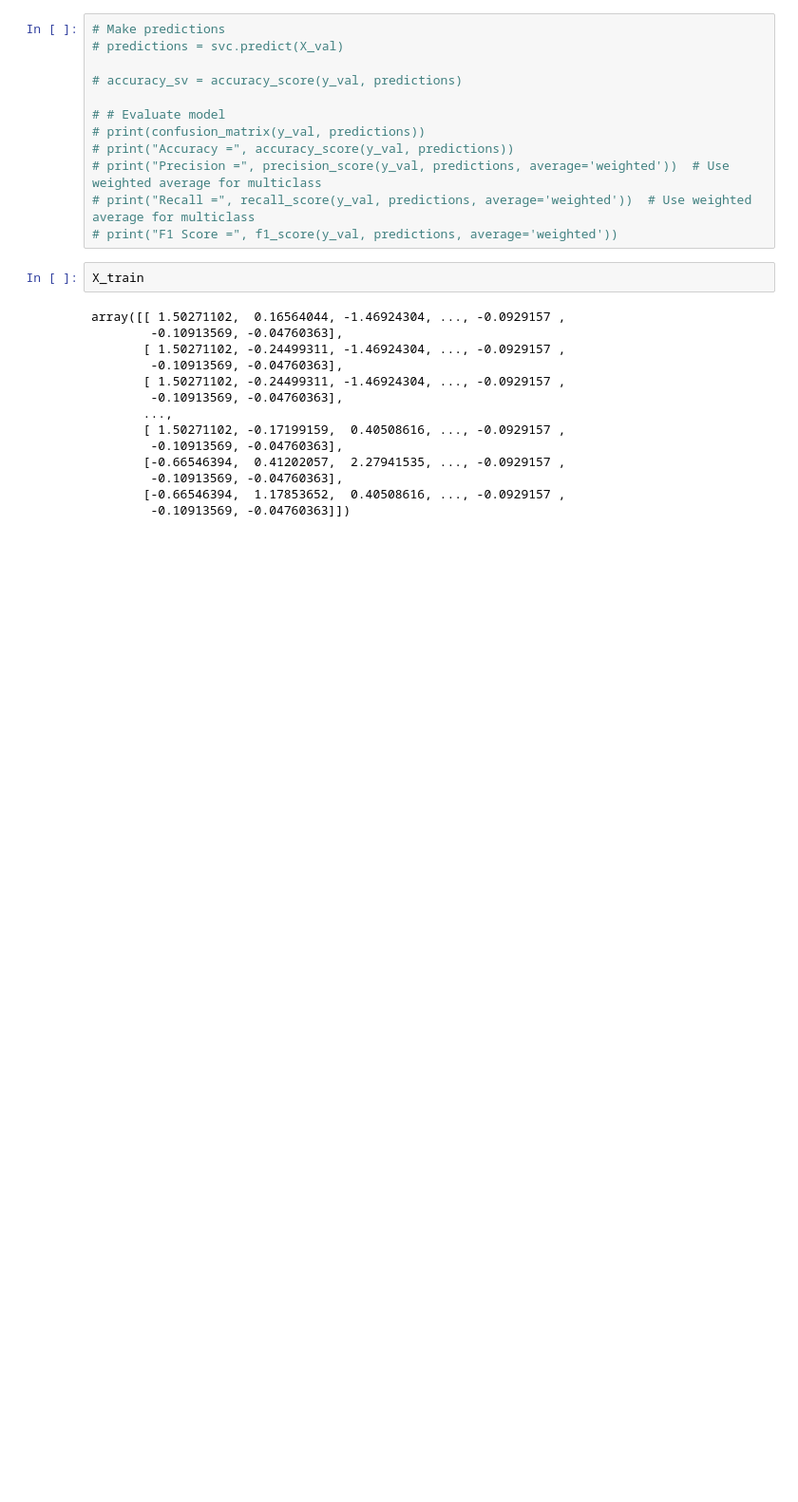
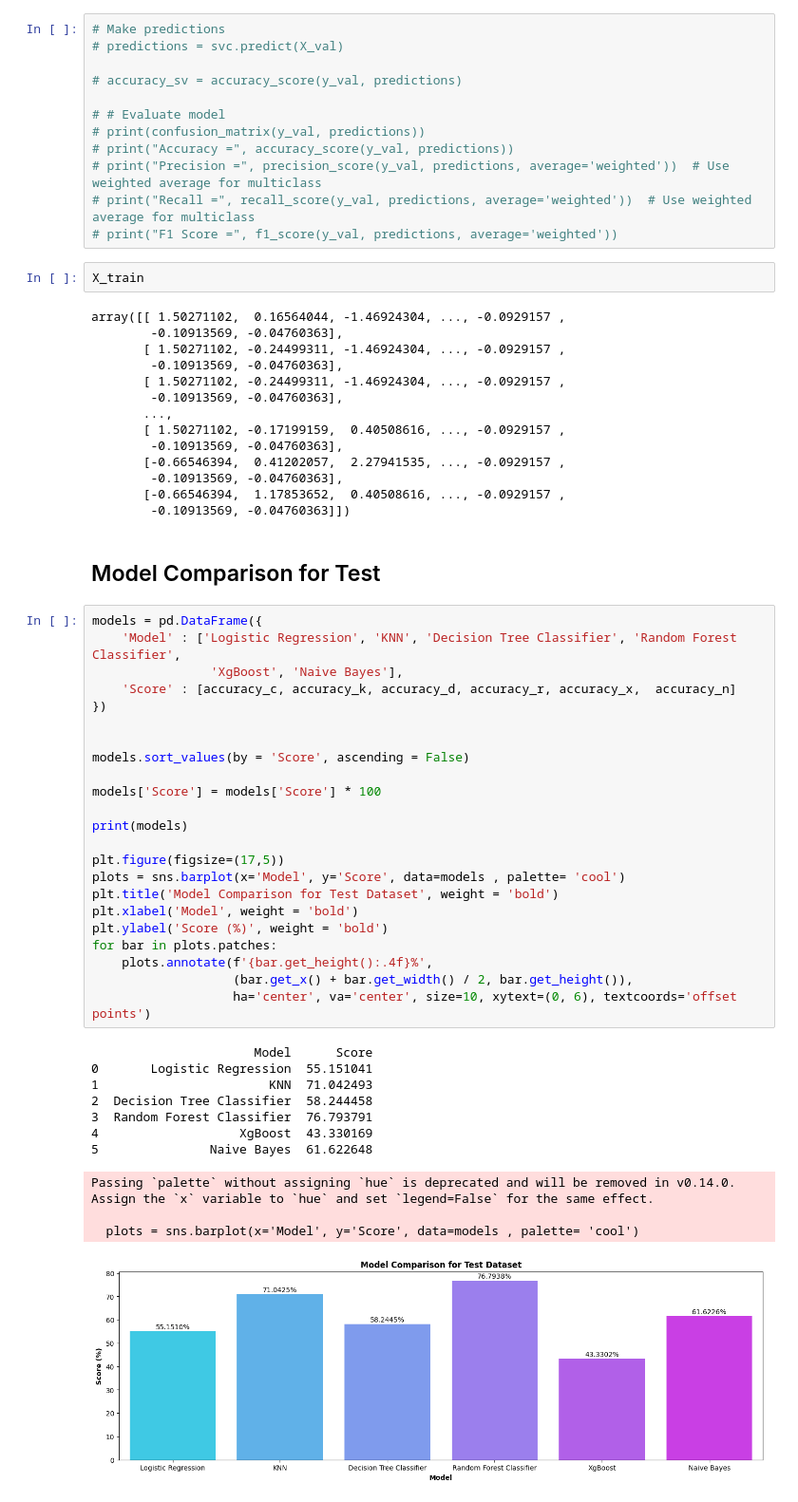
Before and after one commit to MokshdaSharma/Hotel_booking_analysis, a Jupyter notebook: sorted final.ipynb, the cells around one changed output. Shown at 95% size. Drawn from its saved outputs; the diff is of its cells as text; blank space fills up the shorter version.

Commit message:
Model Comparison Chart Added

```diff
--- a/sorted final.ipynb
+++ b/sorted final.ipynb
@@ -1234,3 +1234,40 @@ array([[ 1.50271102,  0.16564044, -1.46924304, ..., -0.0929157 ,
         -0.10913569, -0.04760363],
        [-0.66546394,  1.17853652,  0.40508616, ..., -0.0929157 ,
         -0.10913569, -0.04760363]])
+# %% [markdown]
+## Model Comparison for Test
+# %%
+models = pd.DataFrame({
+    'Model' : ['Logistic Regression', 'KNN', 'Decision Tree Classifier', 'Random Forest Classifier',
+                'XgBoost', 'Naive Bayes'],
+    'Score' : [accuracy_c, accuracy_k, accuracy_d, accuracy_r, accuracy_x,  accuracy_n]
+})
+
+
+models.sort_values(by = 'Score', ascending = False)
+
+models['Score'] = models['Score'] * 100
+
+print(models)
+
+plt.figure(figsize=(17,5))
+plots = sns.barplot(x='Model', y='Score', data=models , palette= 'cool')
+plt.title('Model Comparison for Test Dataset', weight = 'bold')
+plt.xlabel('Model', weight = 'bold')
+plt.ylabel('Score (%)', weight = 'bold')
+for bar in plots.patches:
+    plots.annotate(f'{bar.get_height():.4f}%',
+                   (bar.get_x() + bar.get_width() / 2, bar.get_height()),
+                   ha='center', va='center', size=10, xytext=(0, 6), textcoords='offset points')
+# %% [output]
+                      Model      Score
+0       Logistic Regression  55.151041
+1                       KNN  71.042493
+2  Decision Tree Classifier  58.244458
+3  Random Forest Classifier  76.793791
+4                   XgBoost  43.330169
+5               Naive Bayes  61.622648
+Passing `palette` without assigning `hue` is deprecated and will be removed in v0.14.0. Assign the `x` variable to `hue` and set `legend=False` for the same effect.
+
+  plots = sns.barplot(x='Model', y='Score', data=models , palette= 'cool')
+[figure, added]
```
Also changed, not shown: parts of 2 cells of this notebook.
